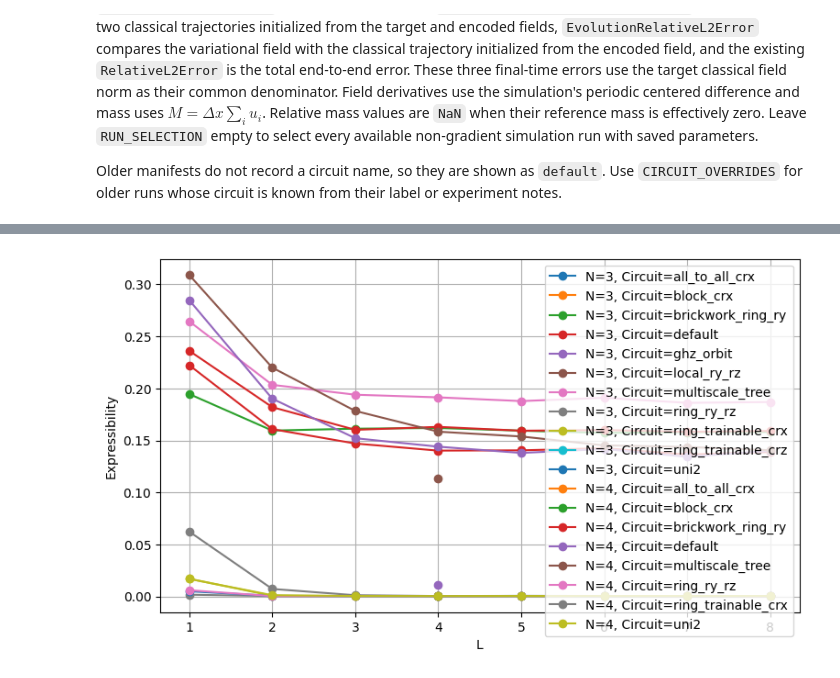
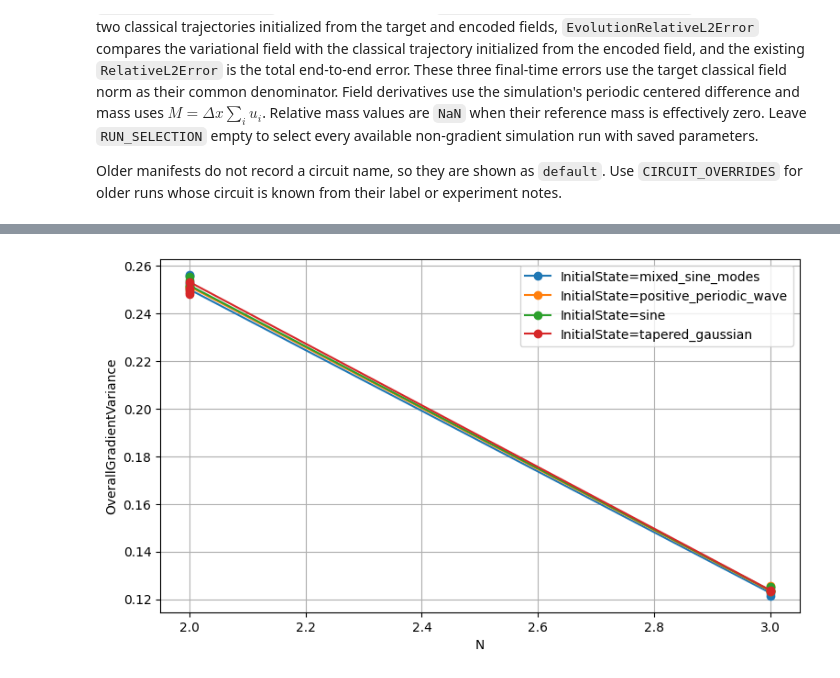
Before and after one commit to Joel-Kunk/VQCFD_quimb, a Jupyter notebook: analysis_results.ipynb, the cells around one changed output, grey strips where cells are left out. Cells and saved outputs as stored; diff of their text form; code cells hidden in the pictures.

```diff
--- a/analysis_results.ipynb
+++ b/analysis_results.ipynb
@@ -67,8 +67,8 @@ count=8 presets
 # %% [markdown]
 ## Inspect one run
 # %%
-DIR_LABEL = "N5"
-LABEL = "L5"
+DIR_LABEL = "N3"
+LABEL = "L2"
 
 run = an.load_run(DIR_LABEL, LABEL)
 run
@@ -153,8 +153,8 @@ shots_used_total: 0
 
 Use `TIMESTEP = 0` for the initial state, a positive saved-state index, or `-1` for the final state. The plot reports MSE, R², and normalized squared-overlap fidelity.
 # %%
-DIR_LABEL = "N6"
-LABEL = "L7"
+DIR_LABEL = "N4"
+LABEL = "L3"
 
 run = an.load_run(DIR_LABEL, LABEL)
 run
@@ -191,6 +191,6 @@ dtype: float64
 # %%
-DIR_LABEL = "N4"
-LABEL = "L4"
+DIR_LABEL = "N6"
+LABEL = "L6"
 
 run = an.load_run(DIR_LABEL, LABEL)
 TIMESTEP = -1
@@ -203,4 +203,6 @@ TIMESTEP_METRICS = [
     "RelativeMassError", "NormalizedMassDrift",
 ]
 pd.Series({key: timestep_comparison[key] for key in TIMESTEP_METRICS})
+
+fig.savefig(f"figures/single_runs/single_run_{DIR_LABEL}_{LABEL}.pdf", bbox_inches='tight')
 # %% [output]
@@ -366,36 +477,36 @@ filtered_table, ax, fig = an.plot_run_table(
 # name = "expr_default_default_all"
 # fig.savefig(f"figures/{folder}/{name}.pdf", bbox_inches='tight')
 # %%
-# X accepts one column; Y accepts one column or a list of columns.
-# GROUP_BY accepts one column, a list of columns, or None.
-X = "L"
-Y = "Expressibility"
-GROUP_BY = ["N","Circuit"]#["N", "NumberOfParameters"] #["N", "Circuit"]
-X_LABEL = None             # e.g. "Number of layers"; None uses X
-Y_LABEL = None             # e.g. "Error"; None uses Y (or "Value" for multiple Ys)
-X_LIMITS = None            # e.g. (0, 10); use None for automatic limits
-Y_LIMITS = None            # e.g. (0, 1); use None for automatic limits
-
-NS = [3,4] #[2,3,4,5,6] # None               # e.g. [3, 4, 5]
-LS = None #[1,2,3,4,5,6,7,8]               # e.g. [1, 2, 3]
-CIRCUITS = None #["ring_ry_rz","default","ring_trainable_crx"] #["uni2","ring_trainable_crx","default",'multiscale_tree']         # e.g. ["default", "uni2", "brickwork_ring_ry"]
-INITIAL_STATES = "sine"   # e.g. ["sine", "tapered_gaussian"]
+# This second configurable plot uses the same general interface.
+X = "N"
+Y = "OverallGradientVariance"
+GROUP_BY = "InitialState"
+FILTERS = {
+    "N": [2, 3],
+    "Circuit": "default",
+    # "L": [1, 2, 3],
+}
+PLOT_KIND = "line"       # "line" or "scatter"
+LOG_Y = False
+X_LABEL = None             # e.g. "Number of qubits"; None uses X
+Y_LABEL = None             # e.g. "Gradient variance"; None uses Y
+SERIES_LABELS = None       # e.g. ["Sine", "Gaussian"]
+X_LIMITS = None            # e.g. (2, 6); use None for automatic limits
+Y_LIMITS = None            # e.g. (1e-8, 1); use None for automatic limits
 
 filtered_table, ax, fig = an.plot_run_table(
     run_table,
     x=X,
     y=Y,
-    ns=NS,
-    ls=LS,
-    circuits=CIRCUITS,
-    initial_states=INITIAL_STATES,
+    filters=FILTERS,
     group_by=GROUP_BY,
-    kind="line",        # "line" or "scatter"
-    log_y=False,
+    kind=PLOT_KIND,
+    log_y=LOG_Y,
     x_label=X_LABEL,
     y_label=Y_LABEL,
+    series_labels=SERIES_LABELS,
     x_limits=X_LIMITS,
     y_limits=Y_LIMITS,
 )
 # %% [output]
-[figure, old version]
+[figure, new version]
```
Also changed, not shown: parts of 14 cells of this notebook, 2 other files.
